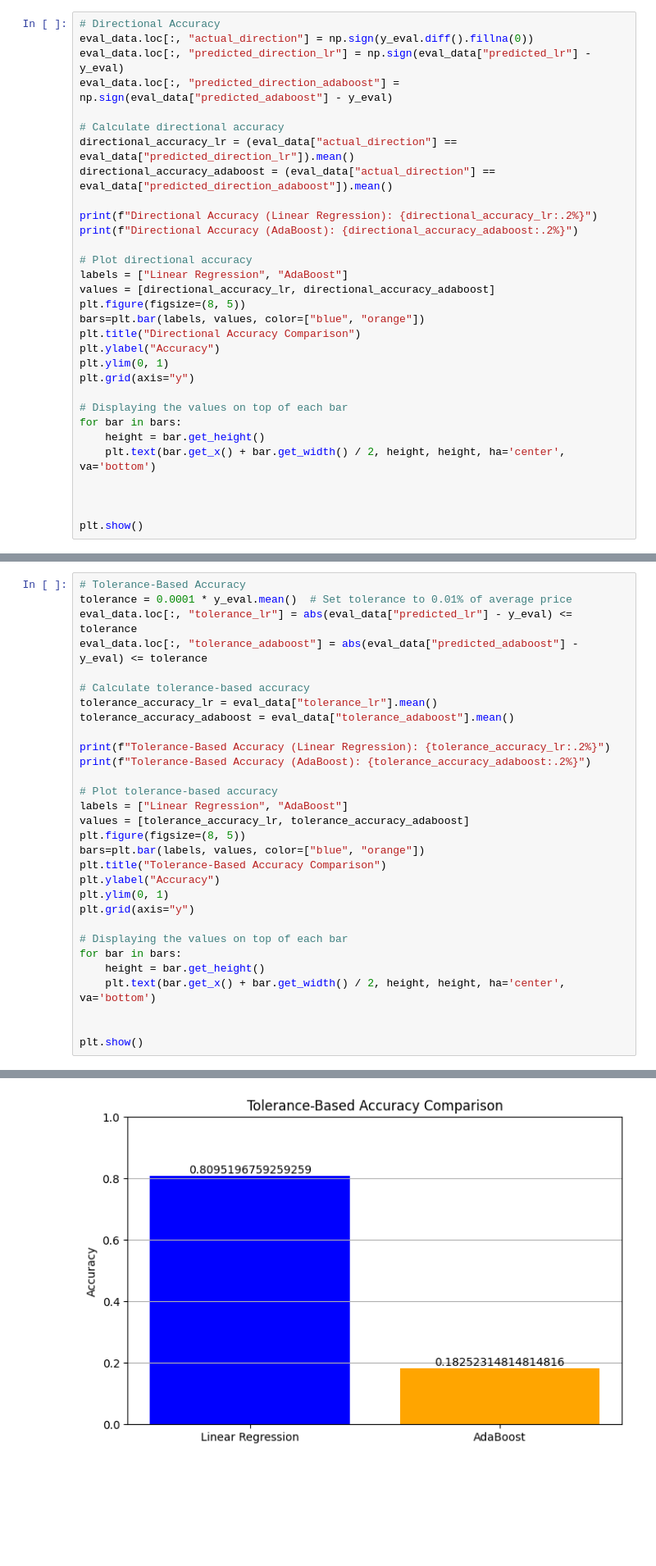
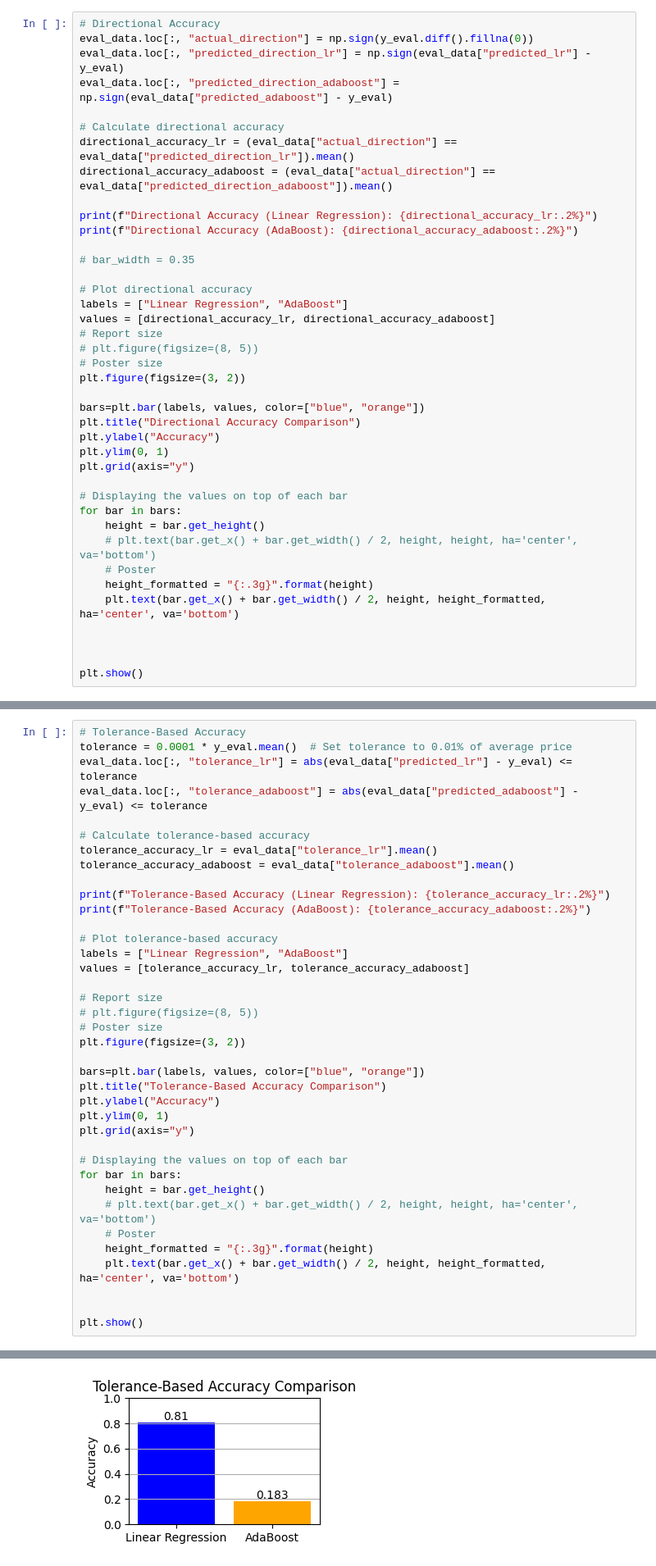
Before and after one commit to jyam12/FYP, a Jupyter notebook: Elevate_ML.ipynb, the cells around one changed output, grey strips where cells are left out. Shown at 82% size. Drawn from its saved outputs; the diff is of its cells as text; blank space fills up the shorter version.

```diff
--- a/Elevate_ML.ipynb
+++ b/Elevate_ML.ipynb
@@ -65,10 +63,16 @@ directional_accuracy_adaboost = (eval_data["actual_direction"] == eval_data["pre
 print(f"Directional Accuracy (Linear Regression): {directional_accuracy_lr:.2%}")
 print(f"Directional Accuracy (AdaBoost): {directional_accuracy_adaboost:.2%}")
 
+# bar_width = 0.35
+
 # Plot directional accuracy
 labels = ["Linear Regression", "AdaBoost"]
 values = [directional_accuracy_lr, directional_accuracy_adaboost]
-plt.figure(figsize=(8, 5))
+# Report size
+# plt.figure(figsize=(8, 5))
+# Poster size
+plt.figure(figsize=(3, 2))
+
 bars=plt.bar(labels, values, color=["blue", "orange"])
 plt.title("Directional Accuracy Comparison")
 plt.ylabel("Accuracy")
@@ -78,7 +82,10 @@ plt.grid(axis="y")
 # Displaying the values on top of each bar
 for bar in bars:
     height = bar.get_height()
-    plt.text(bar.get_x() + bar.get_width() / 2, height, height, ha='center', va='bottom')
+    # plt.text(bar.get_x() + bar.get_width() / 2, height, height, ha='center', va='bottom')
+    # Poster
+    height_formatted = "{:.3g}".format(height)
+    plt.text(bar.get_x() + bar.get_width() / 2, height, height_formatted, ha='center', va='bottom')
 
 
 
@@ -91,36 +98,44 @@ Directional Accuracy (AdaBoost): 23.47%
 # Tolerance-Based Accuracy
 tolerance = 0.0001 * y_eval.mean()  # Set tolerance to 0.01% of average price
 eval_data.loc[:, "tolerance_lr"] = abs(eval_data["predicted_lr"] - y_eval) <= tolerance
 eval_data.loc[:, "tolerance_adaboost"] = abs(eval_data["predicted_adaboost"] - y_eval) <= tolerance
 
 # Calculate tolerance-based accuracy
 tolerance_accuracy_lr = eval_data["tolerance_lr"].mean()
 tolerance_accuracy_adaboost = eval_data["tolerance_adaboost"].mean()
 
 print(f"Tolerance-Based Accuracy (Linear Regression): {tolerance_accuracy_lr:.2%}")
 print(f"Tolerance-Based Accuracy (AdaBoost): {tolerance_accuracy_adaboost:.2%}")
 
 # Plot tolerance-based accuracy
 labels = ["Linear Regression", "AdaBoost"]
 values = [tolerance_accuracy_lr, tolerance_accuracy_adaboost]
-plt.figure(figsize=(8, 5))
+
+# Report size
+# plt.figure(figsize=(8, 5))
+# Poster size
+plt.figure(figsize=(3, 2))
+
 bars=plt.bar(labels, values, color=["blue", "orange"])
 plt.title("Tolerance-Based Accuracy Comparison")
 plt.ylabel("Accuracy")
 plt.ylim(0, 1)
 plt.grid(axis="y")
 
 # Displaying the values on top of each bar
 for bar in bars:
     height = bar.get_height()
-    plt.text(bar.get_x() + bar.get_width() / 2, height, height, ha='center', va='bottom')
+    # plt.text(bar.get_x() + bar.get_width() / 2, height, height, ha='center', va='bottom')
+    # Poster
+    height_formatted = "{:.3g}".format(height)
+    plt.text(bar.get_x() + bar.get_width() / 2, height, height_formatted, ha='center', va='bottom')
 
 
 plt.show()
 # %% [output]
 Tolerance-Based Accuracy (Linear Regression): 80.95%
 Tolerance-Based Accuracy (AdaBoost): 18.25%
-[figure, old version]
+[figure, new version]
 # %%
 # Add symbol columns based on comparison with the last mark price
 symbol_tolerance = 0.0001 * y_eval.mean()  # Adjust as needed
```
Also changed, not shown: parts of 2 cells of this notebook, 31 other files.
